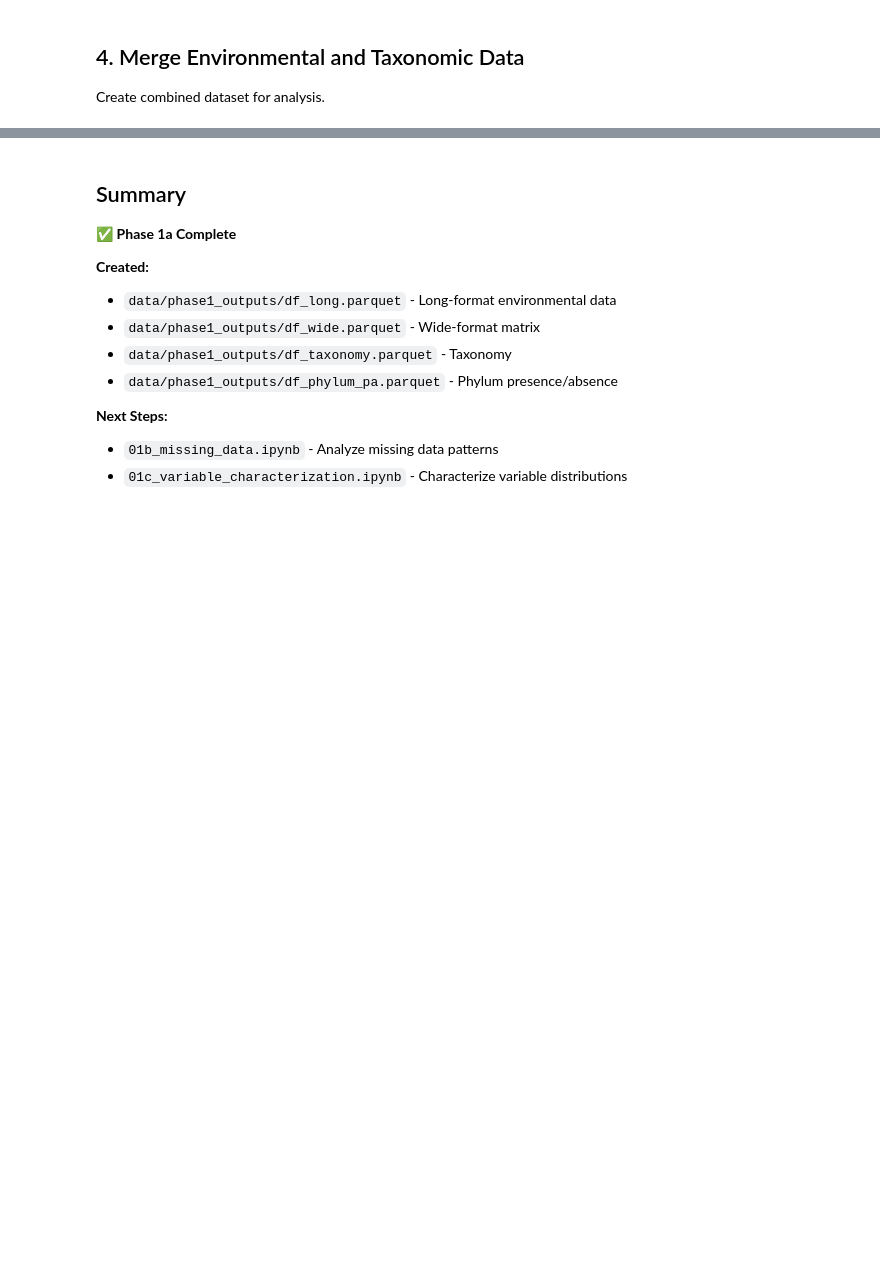
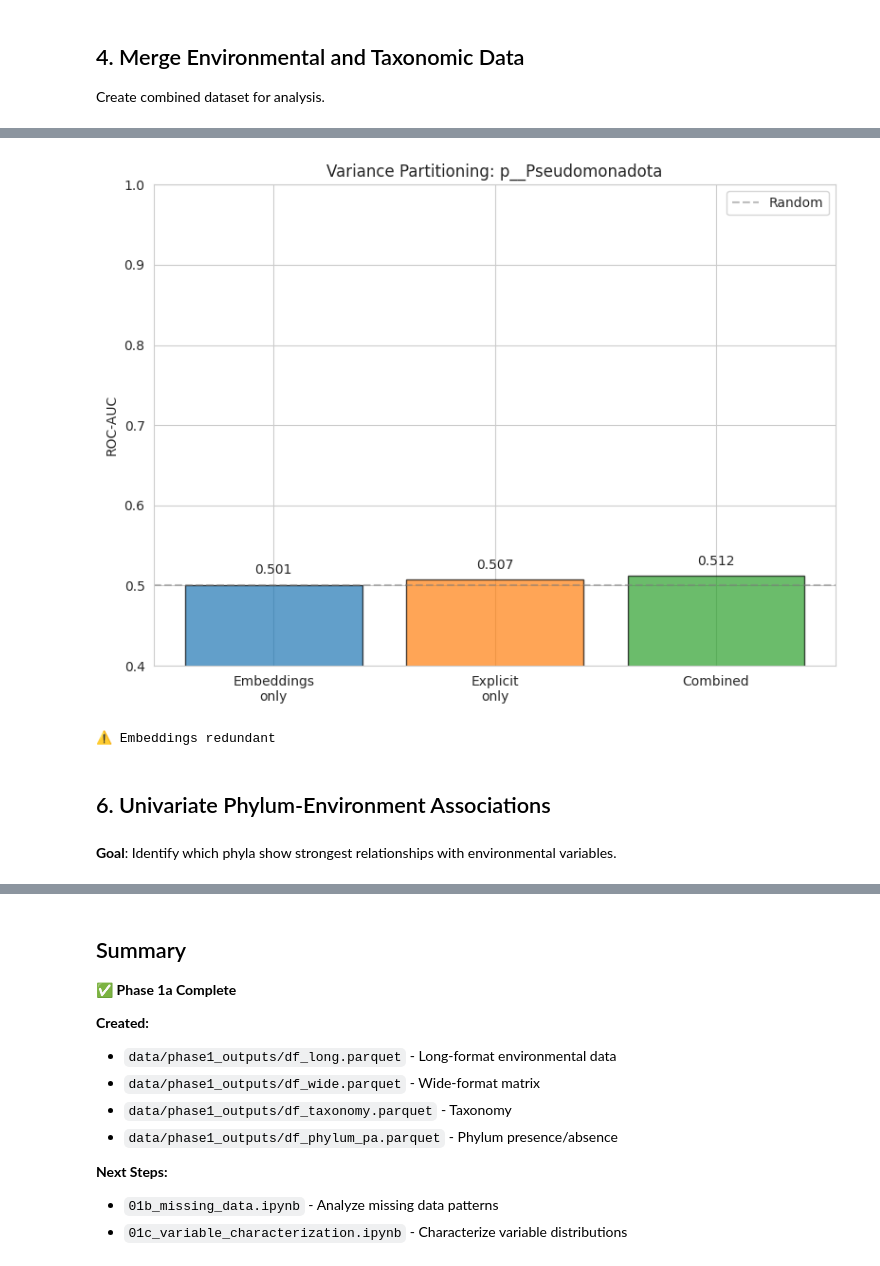
Before and after one commit to aparkin/env-agents, a Jupyter notebook: analysis/notebooks/01_data_prep/01a_extract_pivot.ipynb, the cells around one changed output, grey strips where cells are left out. Cells and saved outputs as stored; diff of their text form; code cells hidden in the pictures; blank space fills up the shorter version.

```diff
--- a/analysis/notebooks/01_data_prep/01a_extract_pivot.ipynb
+++ b/analysis/notebooks/01_data_prep/01a_extract_pivot.ipynb
@@ -257,0 +678,73 @@ print(f"  Lost in merge: {len(df_wide) + len(df_taxonomy) - 2*len(df_combined)}"
+# %%
+# Variance Partitioning Analysis
+from sklearn.ensemble import RandomForestClassifier
+from sklearn.model_selection import cross_val_score
+
+if complete_cases.sum() > 100:
+  # Use df_combined - it already has everything merged!
+  df_test = df_combined[complete_cases].copy()
+
+  if len(df_test) > 50 and 'phylum' in df_test.columns:
+      # Binary classification: predict most common phylum
+      top_phylum = df_test['phylum'].value_counts().index[0]
+      y_test = (df_test['phylum'] == top_phylum).astype(int)
+
+      print(f"Variance Partitioning Test (predicting {top_phylum} presence):")
+      print(f"  Sample size: {len(y_test)}")
+      print(f"  Class balance: {y_test.mean():.1%} positive")
+
+      # Prepare features
+      X_emb = df_test[embedding_cols].fillna(0).values
+      X_env = df_test[explicit_env_cols].fillna(df_test[explicit_env_cols].mean()).values
+      X_all = np.hstack([X_emb, X_env])
+
+      # Train models
+      rf = RandomForestClassifier(n_estimators=100, max_depth=10, random_state=42, n_jobs=-1)
+
+      print("\nTraining models...")
+      auc_emb = cross_val_score(rf, X_emb, y_test, cv=5, scoring='roc_auc').mean()
+      auc_env = cross_val_score(rf, X_env, y_test, cv=5, scoring='roc_auc').mean()
+      auc_all = cross_val_score(rf, X_all, y_test, cv=5, scoring='roc_auc').mean()
+
+      # Calculate information partition
+      shared = min(auc_emb, auc_env)
+      unique_emb = auc_all - auc_env
+      unique_env = auc_all - auc_emb
+      synergy = auc_all - auc_emb - auc_env + shared
+
+      print(f"\n**Model Performance (ROC-AUC):**")
+      print(f"  Embeddings only:      {auc_emb:.3f}")
+      print(f"  Explicit env only:    {auc_env:.3f}")
+      print(f"  Combined:             {auc_all:.3f}")
+
+      print(f"\n**Information Partition:**")
+      print(f"  Unique to embeddings: {unique_emb:.3f}")
+      print(f"  Unique to explicit:   {unique_env:.3f}")
+      print(f"  Shared:               {shared:.3f}")
+      print(f"  Synergy:              {synergy:.3f}")
+
+      # Visualize
+      fig, ax = plt.subplots(figsize=(8, 6))
+      scores = [auc_emb, auc_env, auc_all]
+      bars = ax.bar(['Embeddings\nonly', 'Explicit\nonly', 'Combined'], scores,
+                   color=['#1f77b4', '#ff7f0e', '#2ca02c'], alpha=0.7, edgecolor='black')
+      ax.axhline(0.5, color='gray', linestyle='--', alpha=0.5, label='Random')
+      ax.set_ylabel('ROC-AUC')
+      ax.set_title(f'Variance Partitioning: {top_phylum}')
+      ax.set_ylim([0.4, 1.0])
+      ax.legend()
+      for bar, score in zip(bars, scores):
+          ax.text(bar.get_x() + bar.get_width()/2., bar.get_height() + 0.01,
+                 f'{score:.3f}', ha='center', va='bottom')
+      plt.tight_layout()
+      plt.show()
+
+      if unique_emb > 0.05:
+          print(f"\n✅ Embeddings add +{unique_emb:.3f} AUC")
+      else:
+          print(f"\n⚠️ Embeddings redundant")
+  else:
+      print("⚠️ No phylum column or insufficient data")
+else:
+  print(f"⚠️ Need >100 complete cases, have {complete_cases.sum()}")
+# %% [output]
@@ -257,0 +767,6 @@ print(f"  Lost in merge: {len(df_wide) + len(df_taxonomy) - 2*len(df_combined)}"
+[figure, added]
+⚠️ Embeddings redundant
+# %% [markdown]
+## 6. Univariate Phylum-Environment Associations
+# %% [markdown]
+**Goal**: Identify which phyla show strongest relationships with environmental variables.
```
Also changed, not shown: parts of 43 cells of this notebook, 13 other files.
